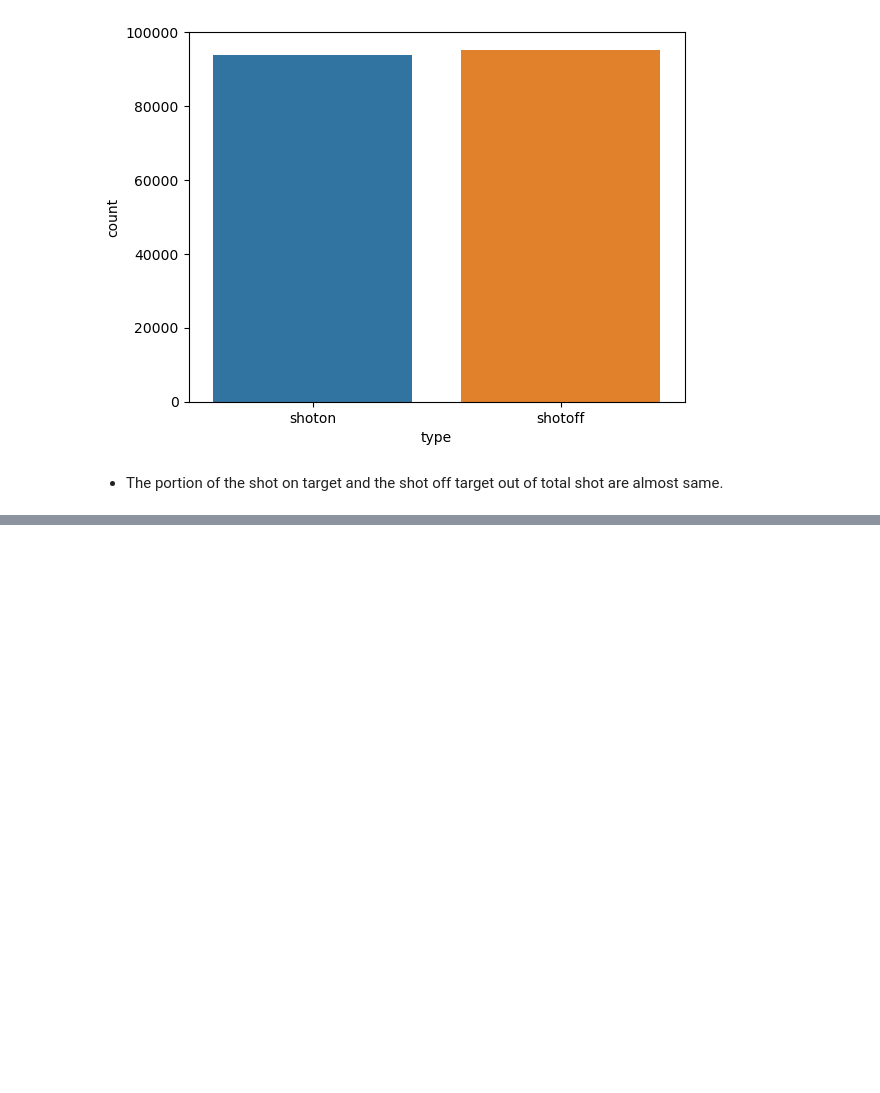
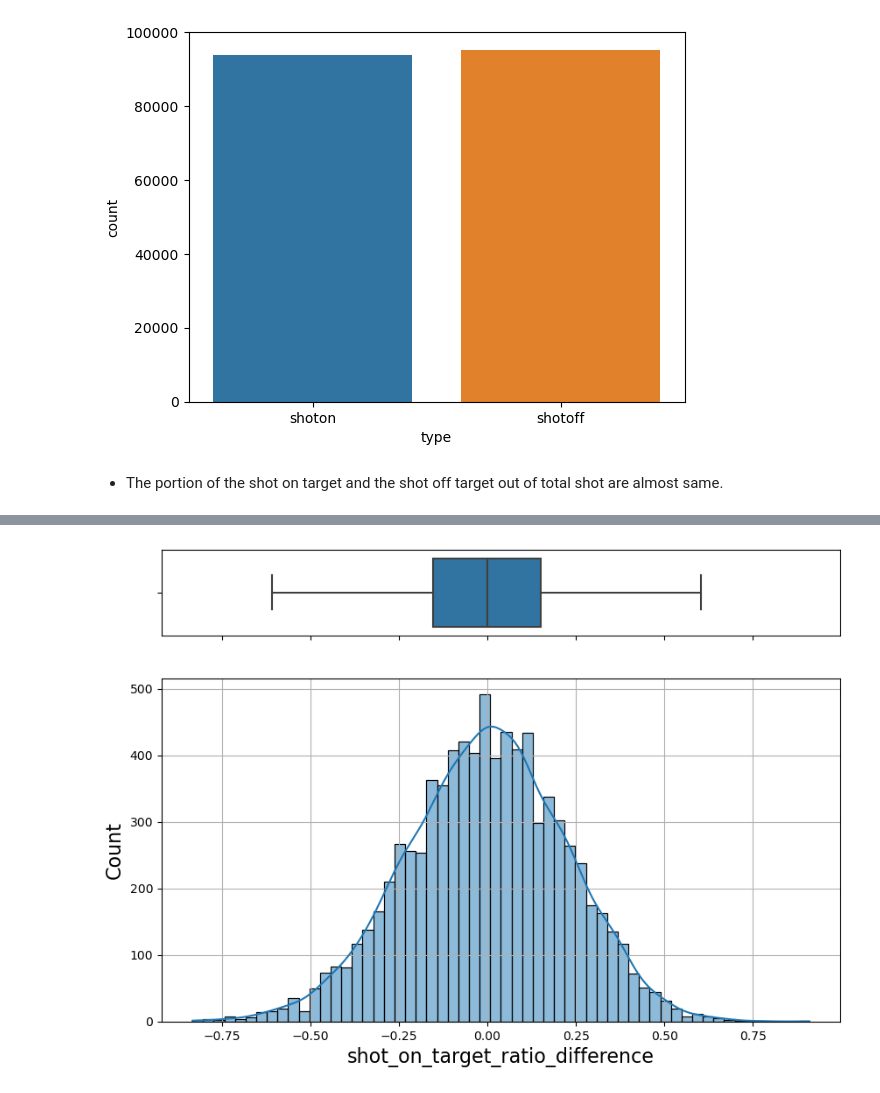
Before and after one commit to JunWoo-data/european_soccer_match_prediction, a Jupyter notebook: src/2.4.eda_match_ingame_shot.ipynb, the cells around one changed output, grey strips where cells are left out. Saved outputs shown, nothing was run; the diff lists cells and outputs as text; code cells hidden in the pictures; blank space fills up the shorter version.

```diff
--- a/src/2.4.eda_match_ingame_shot.ipynb
+++ b/src/2.4.eda_match_ingame_shot.ipynb
@@ -765,0 +931,8 @@ sns.countplot(x = df_match_ingame_shot_shot.type)
+# %%
+home_away_shot_info["home_shot_on_target_ratio"] = home_away_shot_info.home_num_shots_on / home_away_shot_info.home_num_shots
+home_away_shot_info["away_shot_on_target_ratio"] = home_away_shot_info.away_num_shots_on / home_away_shot_info.away_num_shots
+home_away_shot_info["shot_on_target_ratio_difference"] = home_away_shot_info.home_shot_on_target_ratio - home_away_shot_info.away_shot_on_target_ratio
+# %%
+my_histogram(home_away_shot_info, "shot_on_target_ratio_difference")
+# %% [output]
+[figure, added]
```
Also changed, not shown: parts of 43 cells of this notebook.
